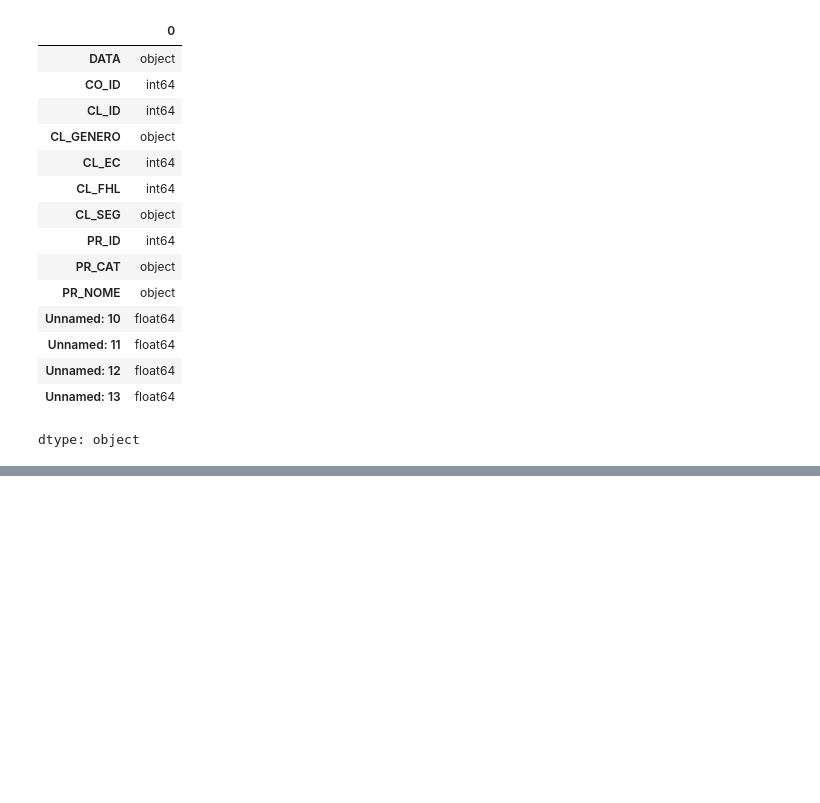
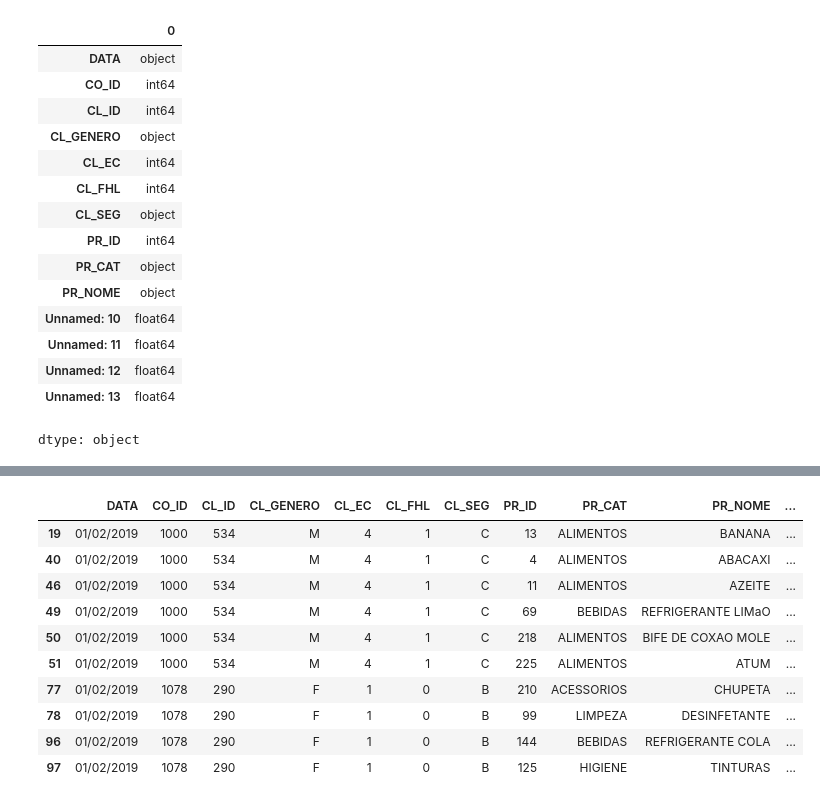
Before and after one commit to brunahariadni/Miniprojeto_Bruna_Analise_de_Dados_T6, a Jupyter notebook: Miniprojeto_Bruna_Analise_de_Dados_T6.ipynb, the cells around one changed output, grey strips where cells are left out. Cells and saved outputs as stored; diff of their text form; code cells hidden in the pictures; blank space fills up the shorter version.

```diff
--- a/Miniprojeto_Bruna_Analise_de_Dados_T6.ipynb
+++ b/Miniprojeto_Bruna_Analise_de_Dados_T6.ipynb
@@ -54,0 +95,14 @@ dtype: object
+# %%
+df[df.duplicated()].head(10)
+# %% [output]
+|  | DATA | CO_ID | CL_ID | CL_GENERO | CL_EC | CL_FHL | CL_SEG | PR_ID | PR_CAT | PR_NOME | ... |
+| 19 | 01/02/2019 | 1000 | 534 | M | 4 | 1 | C | 13 | ALIMENTOS | BANANA | ... |
+| 40 | 01/02/2019 | 1000 | 534 | M | 4 | 1 | C | 4 | ALIMENTOS | ABACAXI | ... |
+| 46 | 01/02/2019 | 1000 | 534 | M | 4 | 1 | C | 11 | ALIMENTOS | AZEITE | ... |
+| 49 | 01/02/2019 | 1000 | 534 | M | 4 | 1 | C | 69 | BEBIDAS | REFRIGERANTE LIMaO | ... |
+| 50 | 01/02/2019 | 1000 | 534 | M | 4 | 1 | C | 218 | ALIMENTOS | BIFE DE COXAO MOLE | ... |
+| 51 | 01/02/2019 | 1000 | 534 | M | 4 | 1 | C | 225 | ALIMENTOS | ATUM | ... |
+| 77 | 01/02/2019 | 1078 | 290 | F | 1 | 0 | B | 210 | ACESSORIOS | CHUPETA | ... |
+| 78 | 01/02/2019 | 1078 | 290 | F | 1 | 0 | B | 99 | LIMPEZA | DESINFETANTE | ... |
+| 96 | 01/02/2019 | 1078 | 290 | F | 1 | 0 | B | 144 | BEBIDAS | REFRIGERANTE COLA | ... |
+| 97 | 01/02/2019 | 1078 | 290 | F | 1 | 0 | B | 125 | HIGIENE | TINTURAS | ... |
```
Also changed, not shown: parts of 4 cells of this notebook.
